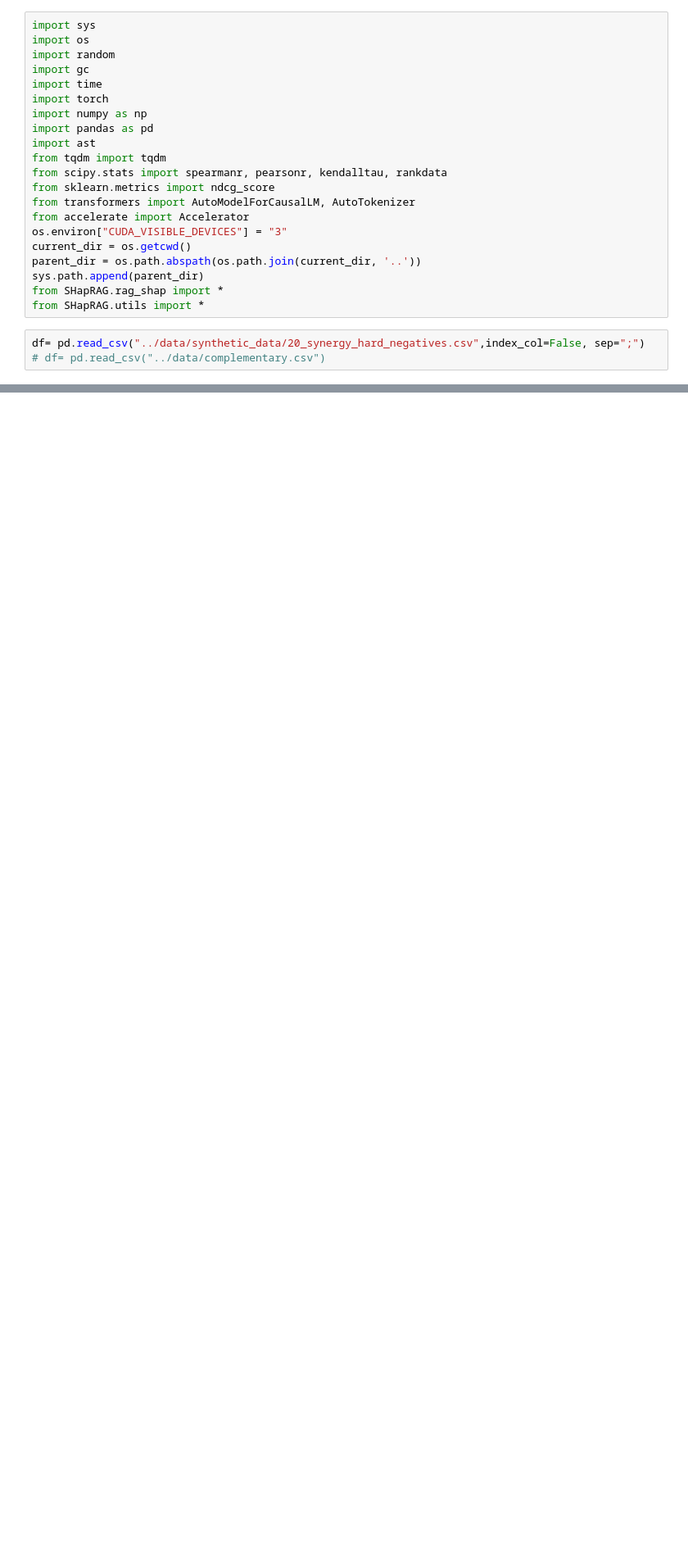
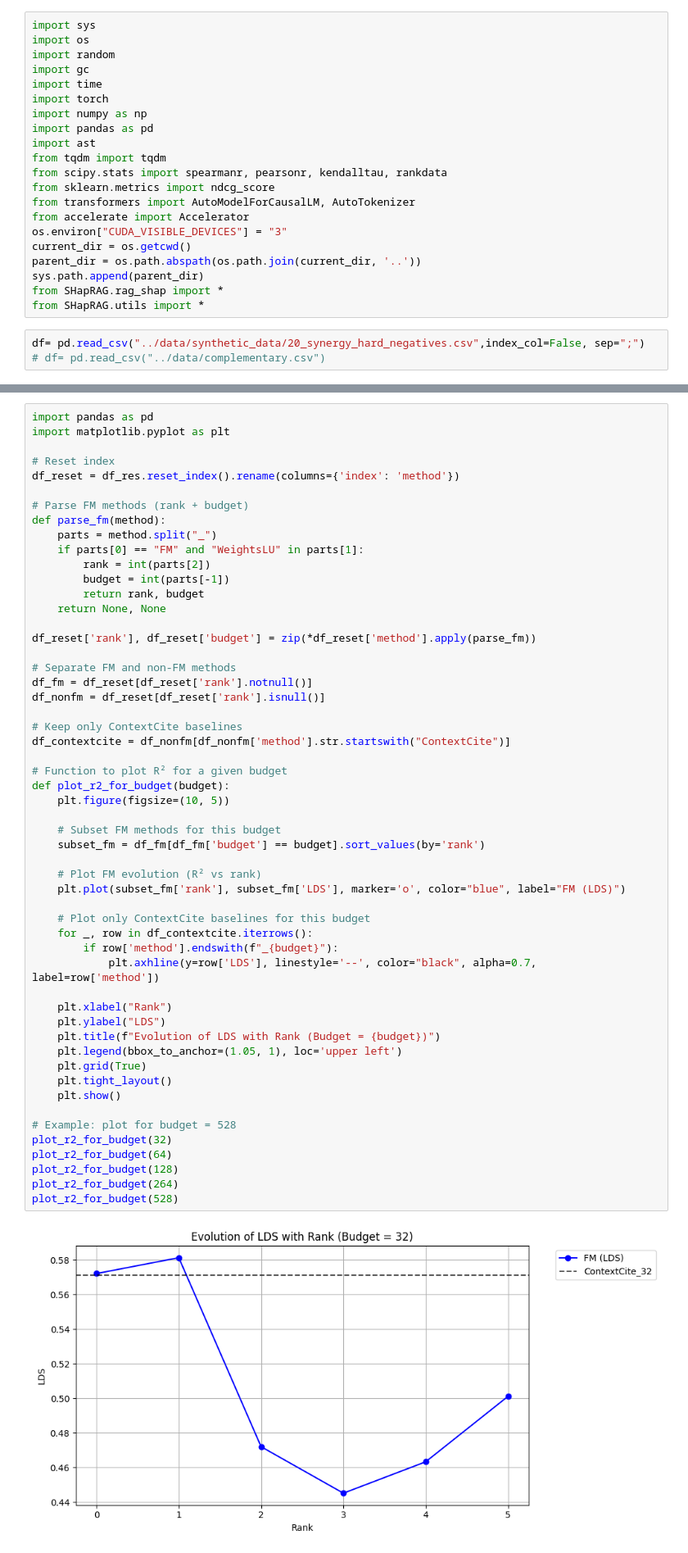
Before and after one commit to iNema9590/LLMX, a Jupyter notebook: Notebooks/synthetic_synergy.ipynb, the cells around one changed output, grey strips where cells are left out. Shown at 82% size. Cells and saved outputs as stored; diff of their text form; blank space fills up the shorter version.

```diff
--- a/Notebooks/synthetic_synergy.ipynb
+++ b/Notebooks/synthetic_synergy.ipynb
@@ -394,0 +419,56 @@ plot_recall_at_k(recall_table, k_values=[1, 2, 3, 4, 5])
+# %%
+import pandas as pd
+import matplotlib.pyplot as plt
+
+# Reset index
+df_reset = df_res.reset_index().rename(columns={'index': 'method'})
+
+# Parse FM methods (rank + budget)
+def parse_fm(method):
+    parts = method.split("_")
+    if parts[0] == "FM" and "WeightsLU" in parts[1]:
+        rank = int(parts[2])
+        budget = int(parts[-1])
+        return rank, budget
+    return None, None
+
+df_reset['rank'], df_reset['budget'] = zip(*df_reset['method'].apply(parse_fm))
+
+# Separate FM and non-FM methods
+df_fm = df_reset[df_reset['rank'].notnull()]
+df_nonfm = df_reset[df_reset['rank'].isnull()]
+
+# Keep only ContextCite baselines
+df_contextcite = df_nonfm[df_nonfm['method'].str.startswith("ContextCite")]
+
+# Function to plot R² for a given budget
+def plot_r2_for_budget(budget):
+    plt.figure(figsize=(10, 5))
+
+    # Subset FM methods for this budget
+    subset_fm = df_fm[df_fm['budget'] == budget].sort_values(by='rank')
+
+    # Plot FM evolution (R² vs rank)
+    plt.plot(subset_fm['rank'], subset_fm['LDS'], marker='o', color="blue", label="FM (LDS)")
+
+    # Plot only ContextCite baselines for this budget
+    for _, row in df_contextcite.iterrows():
+        if row['method'].endswith(f"_{budget}"):
+            plt.axhline(y=row['LDS'], linestyle='--', color="black", alpha=0.7, label=row['method'])
+
+    plt.xlabel("Rank")
+    plt.ylabel("LDS")
+    plt.title(f"Evolution of LDS with Rank (Budget = {budget})")
+    plt.legend(bbox_to_anchor=(1.05, 1), loc='upper left')
+    plt.grid(True)
+    plt.tight_layout()
+    plt.show()
+
+# Example: plot for budget = 528
+plot_r2_for_budget(32)
+plot_r2_for_budget(64)
+plot_r2_for_budget(128)
+plot_r2_for_budget(264)
+plot_r2_for_budget(528)
+# %% [output]
+[figure, added]
```
Also changed, not shown: parts of 21 cells of this notebook, 5 other files.
